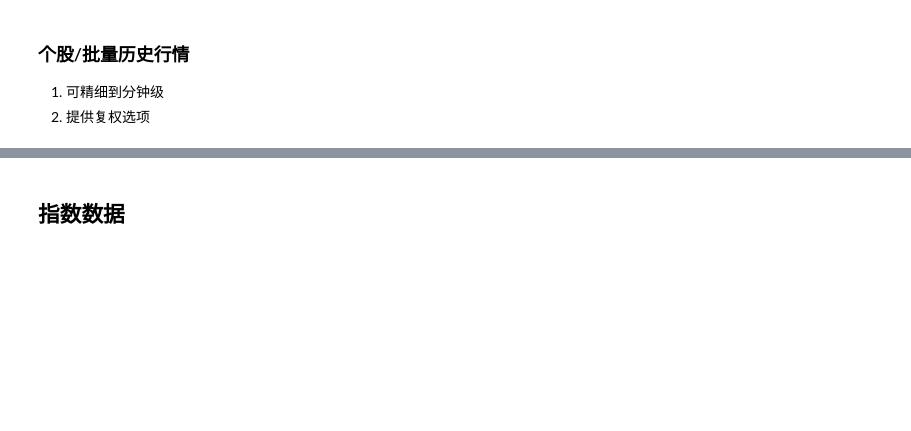
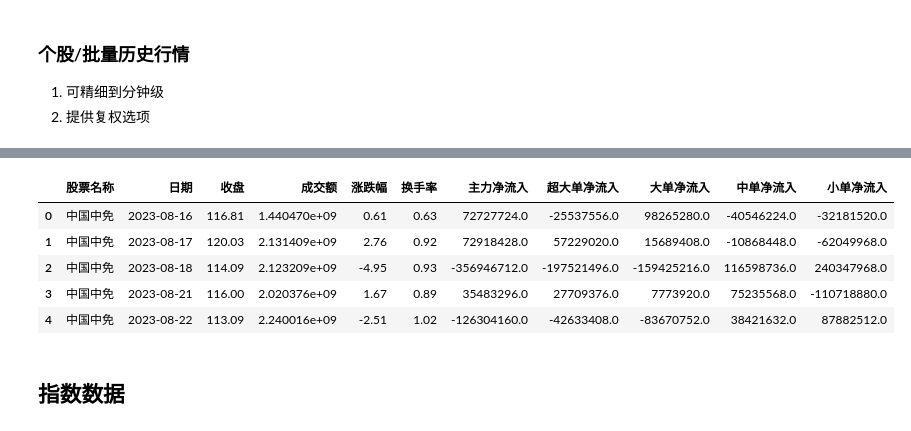
Before and after one commit to robustness-data/quant-universe, a Jupyter notebook: notebooks/efinance.ipynb, the cells around one changed output, grey strips where cells are left out. Saved outputs shown, nothing was run; the diff lists cells and outputs as text; code cells hidden in the pictures; blank space fills up the shorter version.

```diff
--- a/notebooks/efinance.ipynb
+++ b/notebooks/efinance.ipynb
@@ -117,3 +59,7 @@ fig2.show()
+# %%
+# 资金流向历史数据
+bill_hist = ef.stock.get_history_bill(ticker)
+bill_hist_cumsum = bill_hist.set_index('日期')[['主力净流入','超大单净流入', '大单净流入', '中单净流入', '小单净流入']].cumsum().reset_index()
 # %% [markdown]
 ### 批量实时行情数据
 可提供全市场最新的行情数据，速度较快，可供滚动抓取。
@@ -218,0 +265,15 @@ ef.stock.get_quote_history(
+# %%
+hist_data = pd.merge(
+    quote_hist[['股票名称','日期','收盘','成交额','涨跌幅','换手率']],
+    bill_hist[['日期','主力净流入','超大单净流入', '大单净流入', '中单净流入', '小单净流入']],
+    on='日期', how='inner'
+)
+# %%
+hist_data.head()
+# %% [output]
+|  | 股票名称 | 日期 | 收盘 | 成交额 | 涨跌幅 | 换手率 | 主力净流入 | 超大单净流入 | 大单净流入 | 中单净流入 | 小单净流入 |
+| 0 | 中国中免 | 2023-08-16 | 116.81 | 1.440470e+09 | 0.61 | 0.63 | 72727724.0 | -25537556.0 | 98265280.0 | -40546224.0 | -32181520.0 |
+| 1 | 中国中免 | 2023-08-17 | 120.03 | 2.131409e+09 | 2.76 | 0.92 | 72918428.0 | 57229020.0 | 15689408.0 | -10868448.0 | -62049968.0 |
+| 2 | 中国中免 | 2023-08-18 | 114.09 | 2.123209e+09 | -4.95 | 0.93 | -356946712.0 | -197521496.0 | -159425216.0 | 116598736.0 | 240347968.0 |
+| 3 | 中国中免 | 2023-08-21 | 116.00 | 2.020376e+09 | 1.67 | 0.89 | 35483296.0 | 27709376.0 | 7773920.0 | 75235568.0 | -110718880.0 |
+| 4 | 中国中免 | 2023-08-22 | 113.09 | 2.240016e+09 | -2.51 | 1.02 | -126304160.0 | -42633408.0 | -83670752.0 | 38421632.0 | 87882512.0 |
```
Also changed, not shown: parts of 22 cells of this notebook, 5 other files.
